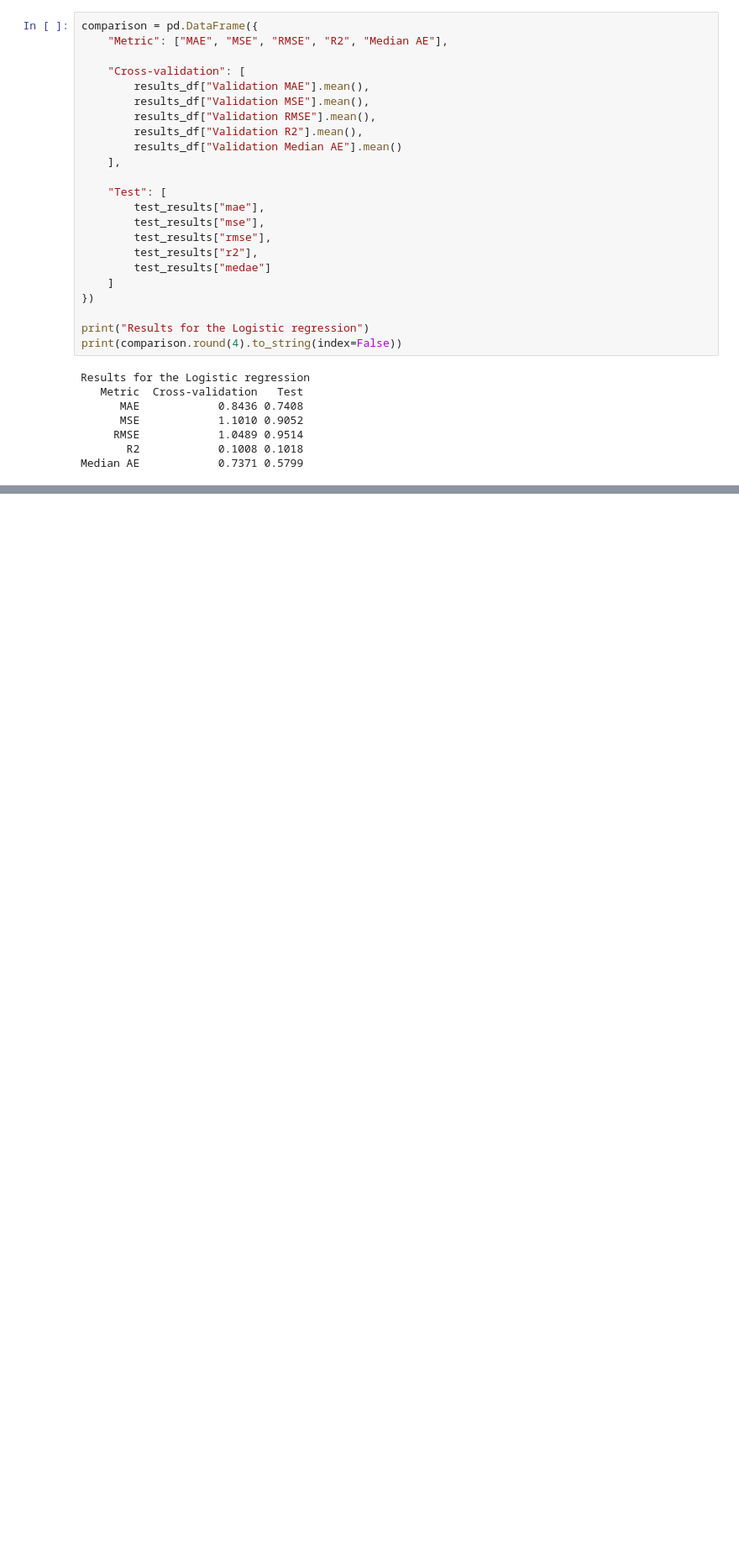
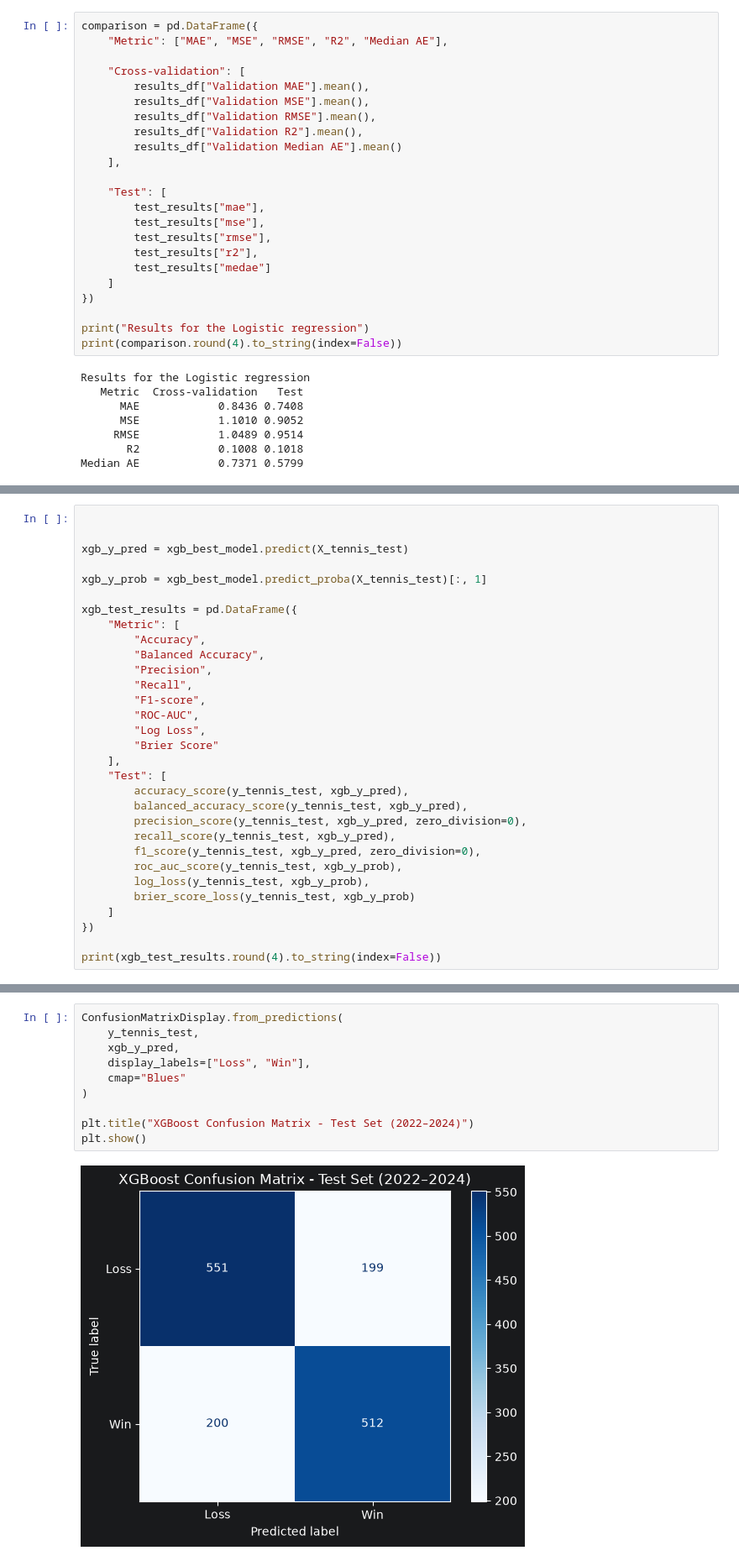
Before and after one commit to TuDCaseStudies26/CS2, a Jupyter notebook: sheet3/moez.ipynb, the cells around one changed output, grey strips where cells are left out. Shown at 84% size. Saved outputs shown, nothing was run; the diff lists cells and outputs as text; blank space fills up the shorter version.

```diff
--- a/sheet3/moez.ipynb
+++ b/sheet3/moez.ipynb
@@ -528,0 +1128,31 @@ Median AE            0.7371 0.5799
+# %%
+
+
+xgb_y_pred = xgb_best_model.predict(X_tennis_test)
+
+xgb_y_prob = xgb_best_model.predict_proba(X_tennis_test)[:, 1]
+
+xgb_test_results = pd.DataFrame({
+    "Metric": [
+        "Accuracy",
+        "Balanced Accuracy",
+        "Precision",
+        "Recall",
+        "F1-score",
+        "ROC-AUC",
+        "Log Loss",
+        "Brier Score"
+    ],
+    "Test": [
+        accuracy_score(y_tennis_test, xgb_y_pred),
+        balanced_accuracy_score(y_tennis_test, xgb_y_pred),
+        precision_score(y_tennis_test, xgb_y_pred, zero_division=0),
+        recall_score(y_tennis_test, xgb_y_pred),
+        f1_score(y_tennis_test, xgb_y_pred, zero_division=0),
+        roc_auc_score(y_tennis_test, xgb_y_prob),
+        log_loss(y_tennis_test, xgb_y_prob),
+        brier_score_loss(y_tennis_test, xgb_y_prob)
+    ]
+})
+
+print(xgb_test_results.round(4).to_string(index=False))
@@ -528,0 +1171,12 @@ Median AE            0.7371 0.5799
+# %%
+ConfusionMatrixDisplay.from_predictions(
+    y_tennis_test,
+    xgb_y_pred,
+    display_labels=["Loss", "Win"],
+    cmap="Blues"
+)
+
+plt.title("XGBoost Confusion Matrix - Test Set (2022–2024)")
+plt.show()
+# %% [output]
+[figure, added]
```
Also changed, not shown: parts of 49 cells of this notebook.
